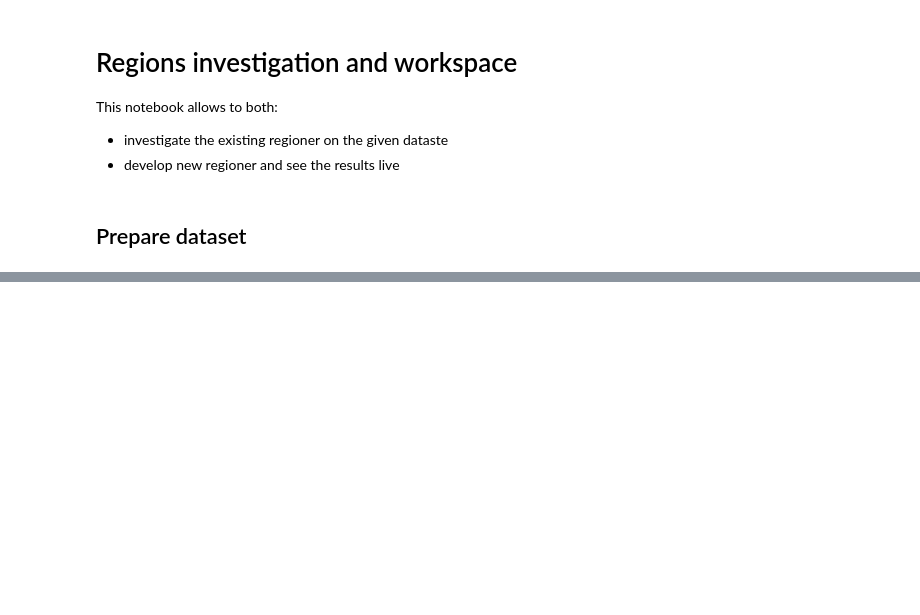
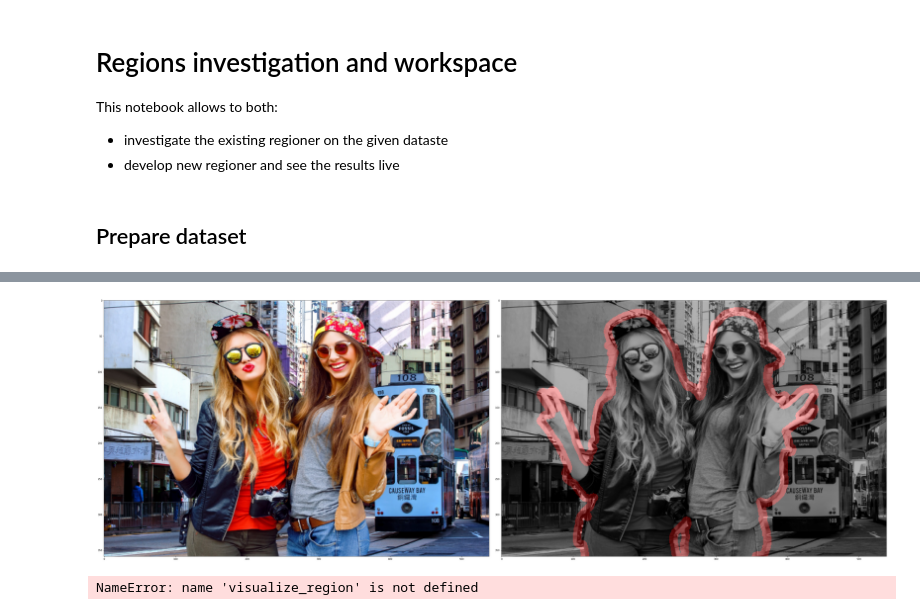
Before and after one commit to Fafa87/SEP, a Jupyter notebook: sep/inspect/regions.ipynb, the cells around one changed output, grey strips where cells are left out. Drawn from its saved outputs; the diff is of its cells as text; code cells hidden in the pictures; blank space fills up the shorter version.

```diff
--- a/sep/inspect/regions.ipynb
+++ b/sep/inspect/regions.ipynb
@@ -23,0 +70,14 @@ TypeError: 'ImagesLoader' object does not support indexing
+# %%
+import skimage.color
+
+overlay = skimage.color.label2rgb(region, image, bg_label=0)
+show_all(1, 2, image, overlay)
+
+#def overlay(image, colour, mask):
+#    image[mask > 0][...,0] =
+# %% [output]
+[figure, added]
+# %%
+visual_region = visualize_region(image, region)
+# %% [output]
+NameError: name 'visualize_region' is not defined
```
Also changed, not shown: parts of 15 cells of this notebook, 2 other files.
